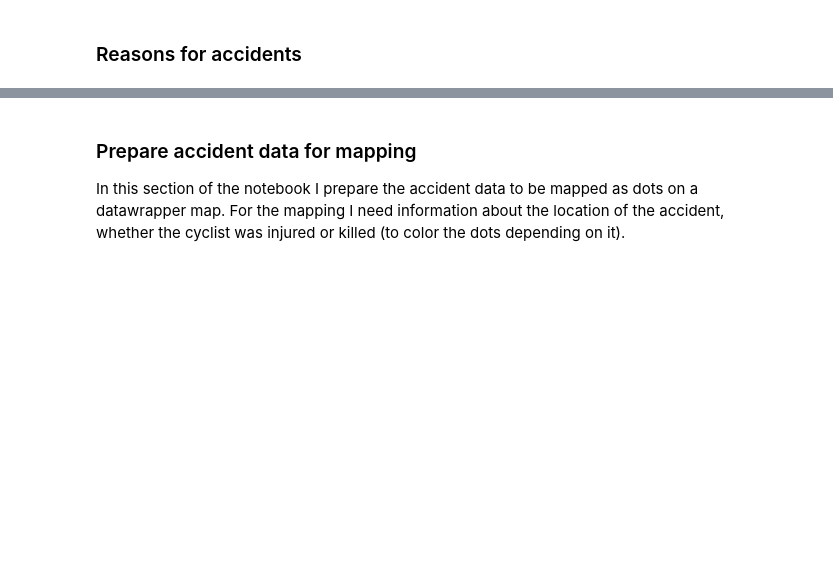
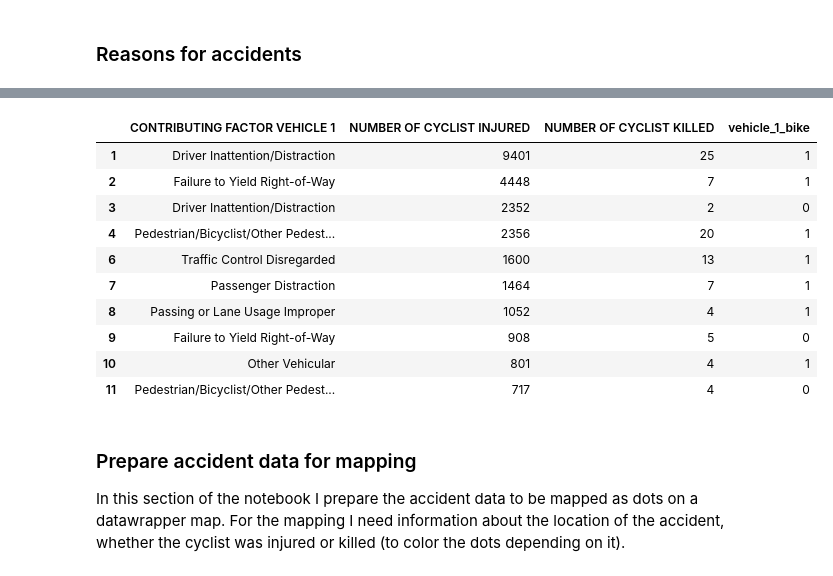
Before and after one commit to laurabejder/bike-safety-nyc, a Jupyter notebook: accidents_data_visualization.ipynb, the cells around one changed output, grey strips where cells are left out. Cells and saved outputs as stored; diff of their text form; code cells hidden in the pictures; blank space fills up the shorter version.

```diff
--- a/accidents_data_visualization.ipynb
+++ b/accidents_data_visualization.ipynb
@@ -107,4 +107,16 @@ bike_df.head(50)
 | 51 | Backing Unsafely | 41 | 0 | 0 |
 # %%
 bike_df_10 = bike_df.head(10)
-bike_df_10.to_csv('data/nyc_accidents_reason_10.csv')
+bike_df_10
+# %% [output]
+|  | CONTRIBUTING FACTOR VEHICLE 1 | NUMBER OF CYCLIST INJURED | NUMBER OF CYCLIST KILLED | vehicle_1_bike |
+| 1 | Driver Inattention/Distraction | 9401 | 25 | 1 |
+| 2 | Failure to Yield Right-of-Way | 4448 | 7 | 1 |
+| 3 | Driver Inattention/Distraction | 2352 | 2 | 0 |
+| 4 | Pedestrian/Bicyclist/Other Pedest... | 2356 | 20 | 1 |
+| 6 | Traffic Control Disregarded | 1600 | 13 | 1 |
+| 7 | Passenger Distraction | 1464 | 7 | 1 |
+| 8 | Passing or Lane Usage Improper | 1052 | 4 | 1 |
+| 9 | Failure to Yield Right-of-Way | 908 | 5 | 0 |
+| 10 | Other Vehicular | 801 | 4 | 1 |
+| 11 | Pedestrian/Bicyclist/Other Pedest... | 717 | 4 | 0 |
```
Also changed, not shown: parts of 2 cells of this notebook, 5 other files.
